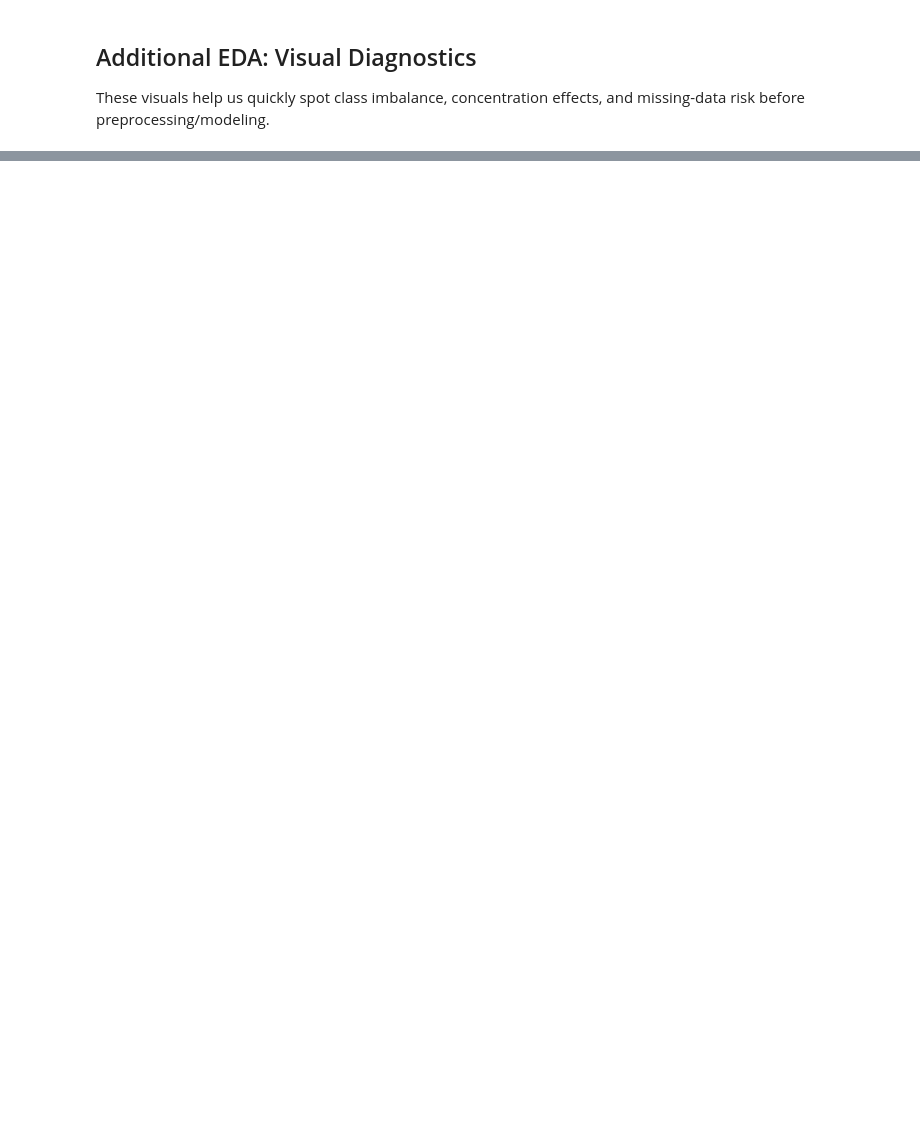
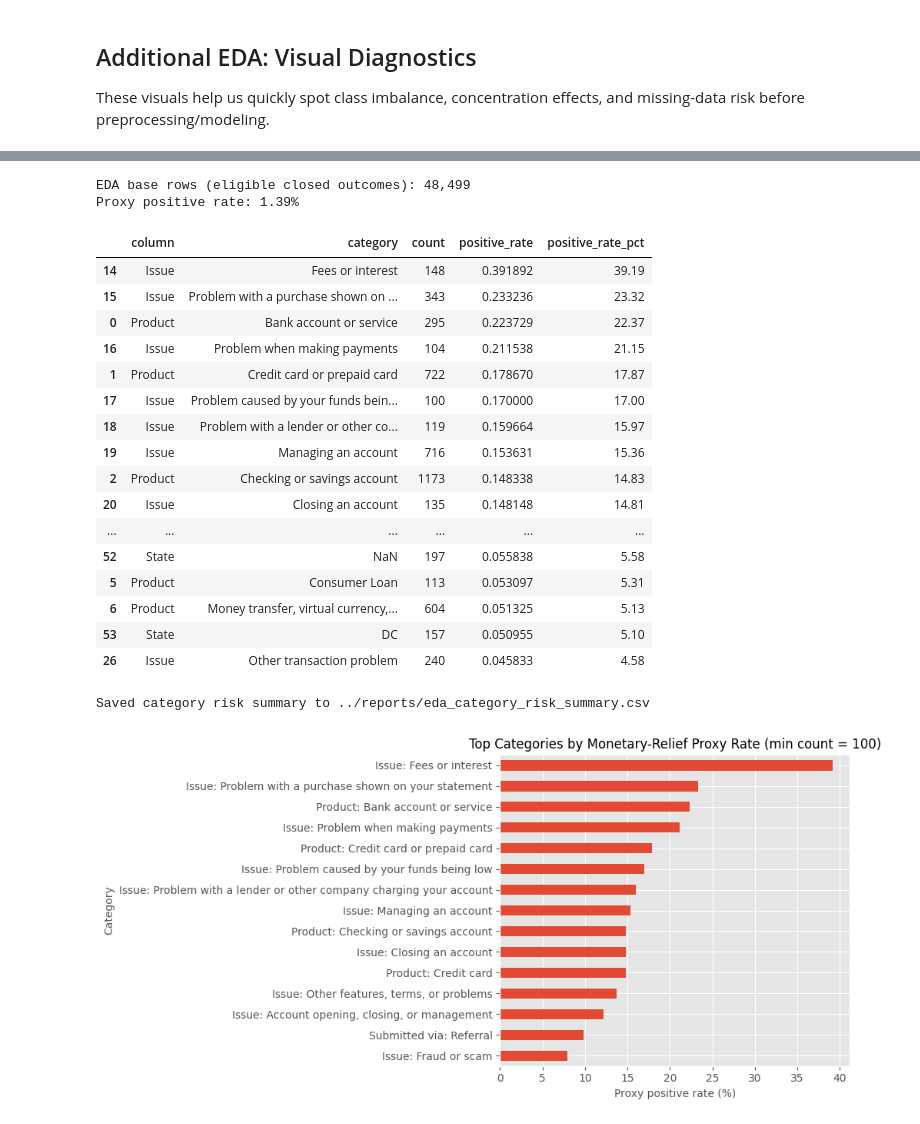
Before and after one commit to aminbadh/cfpb-complaint, a Jupyter notebook: notebooks/01_data_loading_and_eda.ipynb, the cells around one changed output, grey strips where cells are left out. Cells and saved outputs as stored; diff of their text form; code cells hidden in the pictures; blank space fills up the shorter version.

```diff
--- a/notebooks/01_data_loading_and_eda.ipynb
+++ b/notebooks/01_data_loading_and_eda.ipynb
@@ -195,0 +239,77 @@ plot_top_counts(df, 'Company response to consumer', top_n=10, title='Company Res
+# %%
+# Shared EDA base table using the policy-consistent proxy
+response_col = 'Company response to consumer'
+eda_base = None
+if response_col in df.columns:
+    eligible_mask, eda_monetary_proxy, _ = build_supervised_target(df[response_col])
+    eda_base = df.loc[eligible_mask].copy()
+    eda_base['eda_monetary_proxy'] = eda_monetary_proxy.values
+    print(f'EDA base rows (eligible closed outcomes): {len(eda_base):,}')
+    print(f'Proxy positive rate: {eda_base["eda_monetary_proxy"].mean():.2%}')
+else:
+    print(f"Column not found: {response_col}")
+# %% [output]
+EDA base rows (eligible closed outcomes): 48,499
+Proxy positive rate: 1.39%
+# %%
+# Positive-rate diagnostics by category (with minimum support)
+if eda_base is not None:
+    min_count = 100
+    category_cols = ['Product', 'Issue', 'Submitted via', 'State']
+    frames = []
+
+    for col in category_cols:
+        if col not in eda_base.columns:
+            continue
+        grp = (
+            eda_base.groupby(col, dropna=False)['eda_monetary_proxy']
+            .agg(count='size', positive_rate='mean')
+            .reset_index()
+        )
+        grp = grp[grp['count'] >= min_count].copy()
+        grp['column'] = col
+        grp = grp.sort_values(['positive_rate', 'count'], ascending=[False, False])
+        frames.append(grp[['column', col, 'count', 'positive_rate']].rename(columns={col: 'category'}))
+
+    if frames:
+        category_risk = pd.concat(frames, ignore_index=True)
+        category_risk['positive_rate_pct'] = (category_risk['positive_rate'] * 100).round(2)
+        display(category_risk.sort_values(['positive_rate', 'count'], ascending=[False, False]).head(25))
+
+        out_path = Path('../reports/eda_category_risk_summary.csv')
+        category_risk.to_csv(out_path, index=False)
+        print(f'Saved category risk summary to {out_path}')
+
+        top_plot = category_risk.sort_values('positive_rate', ascending=False).head(15).copy()
+        top_plot = top_plot.iloc[::-1]
+        labels = top_plot['column'] + ': ' + top_plot['category'].astype(str)
+        ax = top_plot['positive_rate_pct'].plot(kind='barh')
+        ax.set_title('Top Categories by Monetary-Relief Proxy Rate (min count = 100)')
+        ax.set_xlabel('Proxy positive rate (%)')
+        ax.set_ylabel('Category')
+        ax.set_yticks(range(len(labels)))
+        ax.set_yticklabels(labels)
+        plt.tight_layout()
+        plt.show()
+    else:
+        print('No category columns available for risk summary.')
+# %% [output]
+|  | column | category | count | positive_rate | positive_rate_pct |
+| 14 | Issue | Fees or interest | 148 | 0.391892 | 39.19 |
+| 15 | Issue | Problem with a purchase shown on ... | 343 | 0.233236 | 23.32 |
+| 0 | Product | Bank account or service | 295 | 0.223729 | 22.37 |
+| 16 | Issue | Problem when making payments | 104 | 0.211538 | 21.15 |
+| 1 | Product | Credit card or prepaid card | 722 | 0.178670 | 17.87 |
+| 17 | Issue | Problem caused by your funds bein... | 100 | 0.170000 | 17.00 |
+| 18 | Issue | Problem with a lender or other co... | 119 | 0.159664 | 15.97 |
+| 19 | Issue | Managing an account | 716 | 0.153631 | 15.36 |
+| 2 | Product | Checking or savings account | 1173 | 0.148338 | 14.83 |
+| 20 | Issue | Closing an account | 135 | 0.148148 | 14.81 |
+| ... | ... | ... | ... | ... | ... |
+| 52 | State | NaN | 197 | 0.055838 | 5.58 |
+| 5 | Product | Consumer Loan | 113 | 0.053097 | 5.31 |
+| 6 | Product | Money transfer, virtual currency,... | 604 | 0.051325 | 5.13 |
+| 53 | State | DC | 157 | 0.050955 | 5.10 |
+| 26 | Issue | Other transaction problem | 240 | 0.045833 | 4.58 |
+Saved category risk summary to ../reports/eda_category_risk_summary.csv
+[figure, added]
```
Also changed, not shown: parts of 17 cells of this notebook, 15 other files.
